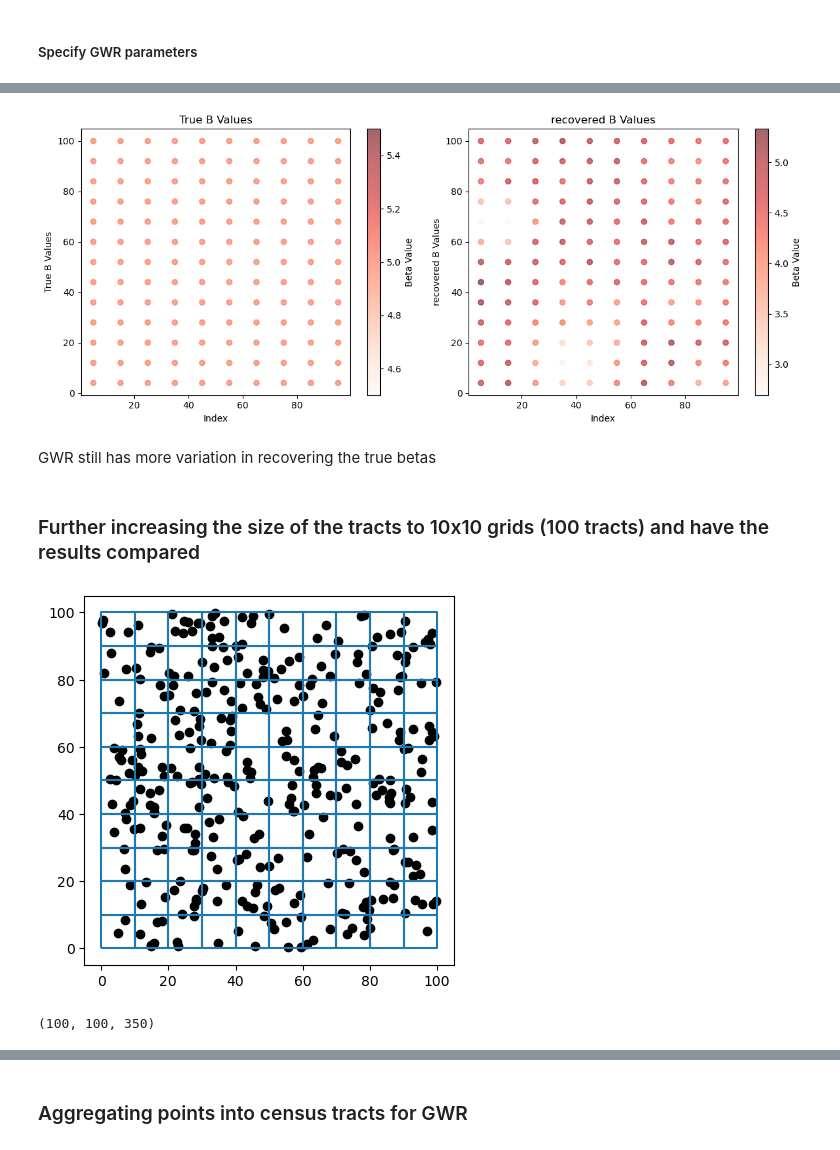
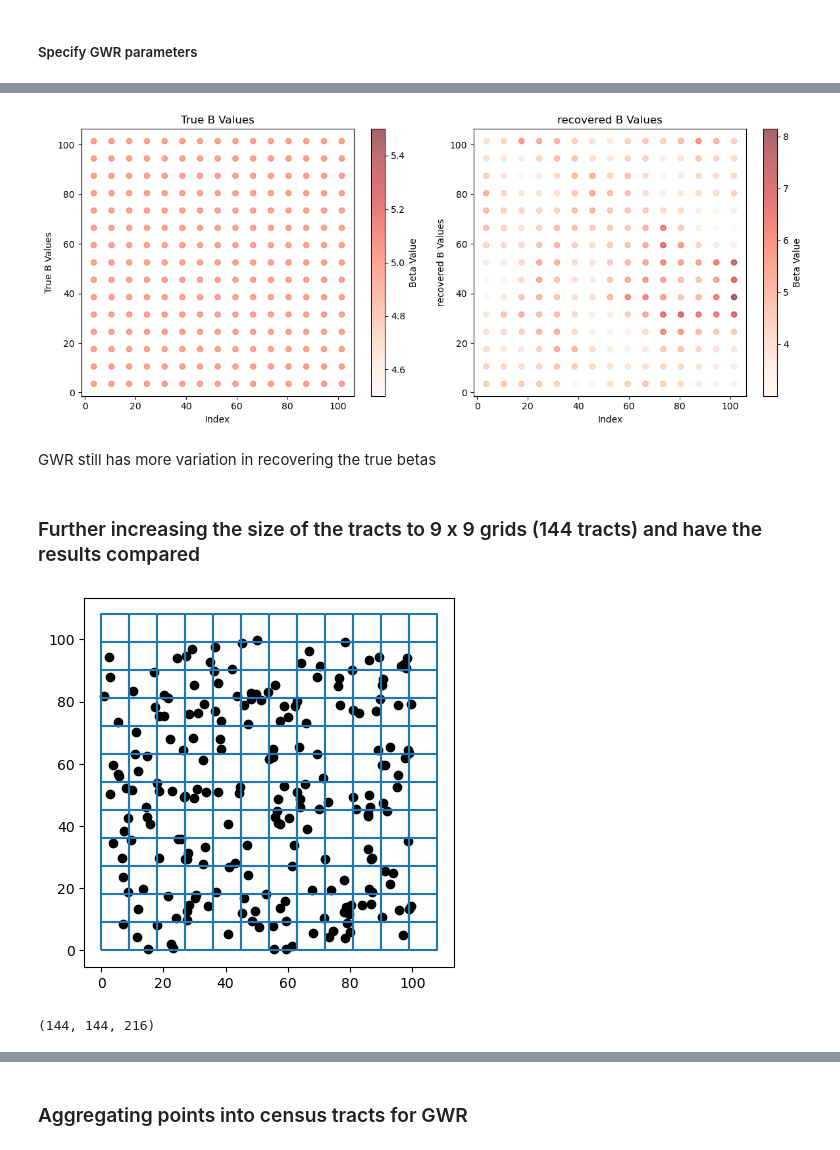
Before and after one commit to marquisvictor/change-of-support-gwr-mgwr, a Jupyter notebook: Tracts_DGP.ipynb, the cells around one changed output, grey strips where cells are left out. Drawn from its saved outputs; the diff is of its cells as text; code cells hidden in the pictures.

```diff
--- a/Tracts_DGP.ipynb
+++ b/Tracts_DGP.ipynb
@@ -51,7 +51,7 @@ ymin, ymax = 0, 100
 - The Census tracts are S1 (target supports). I also simulate S2 points and corresponding locations, with a mean of 50 and standard deviation of 30.
 # %%
 # This is the step where I choose the size of the tracts
-x_step, y_step = 10, 5  # Creates a 10x5 grid, resulting in 200 tracts
+x_step, y_step = 5, 5  # Creates a 10x5 grid, resulting in 200 tracts
 tracts_gdf = create_tracts(xmin, xmax, ymin, ymax, x_step, y_step)
 
 # Simulate S2
@@ -61,7 +61,8 @@ def simulate_S2(num_points):
     s2 = np.random.normal(50, 30, num_points)
     return s2, locations
 
-S2, loc2 = simulate_S2(350)
+# S2, loc2 = simulate_S2(350)
+S2, loc2 = simulate_S2(int(len(tracts_gdf)*1.5))
 # %% [markdown]
 #### Plot tracts and points
 # %%
@@ -107,9 +108,6 @@ def create_beta_surface(locations, heterogeneity='low'):
     elif heterogeneity == 'high':
         B = np.sin(x/10) * np.cos(y/10) + (x-50)**2/100 + (y-50)**2/100
     return B
-    surface = 1 + 1/324 * (36*(6*x_locations_norm-2)**2) * (36*(6*y_locations_norm-2)**2)
-
-    return surface
 
 def uniform(locations):
     """
@@ -120,13 +118,13 @@ def uniform(locations):
     return surface
 
 
-# B = create_beta_surface(loc1, heterogeneity='high')
+# B = create_beta_surface(loc1, heterogeneity='low')
 
 B = uniform(loc1)
 
 
 # Generate y values
-nbrs_S2 = NearestNeighbors(n_neighbors=10).fit(loc2)
+nbrs_S2 = NearestNeighbors(n_neighbors=len(S1)).fit(loc2)
 smoothed_S2_to_S1 = np.zeros(len(S1))
 for i in range(len(S1)):
     distances_S1_to_S2, indices_S1_to_S2 = nbrs_S2.kneighbors([loc1[i]])
@@ -550,6 +553,6 @@ array([ 4.4,  4.1,  3.4,  3.3,  3.5,  4.3,  4.5,  4.1,  4. ,  4.4,  4.7,
 # %%
 # This is the step where I choose the size of the tracts
-x_step, y_step = 10, 8  # Creates a 10x8 grid, resulting in 130 tracts
+x_step, y_step = 7, 7  # Creates a 10x8 grid, resulting in 130 tracts
 tracts_gdf = create_tracts(xmin, xmax, ymin, ymax, x_step, y_step)
 
 # Simulate S2
@@ -559,7 +562,8 @@ def simulate_S2(num_points):
     s2 = np.random.normal(50, 30, num_points)
     return s2, locations
 
-S2, loc2 = simulate_S2(350)
+# S2, loc2 = simulate_S2(350)
+S2, loc2 = simulate_S2(int(len(tracts_gdf)*1.5))
 
 tracts_gdf.boundary.plot()
 # tracts_gdf.geometry.centroid.plot()
@@ -575,7 +579,7 @@ B = uniform(loc1)
 
 
 # Generate y values
-nbrs_S2 = NearestNeighbors(n_neighbors=10).fit(loc2)
+nbrs_S2 = NearestNeighbors(n_neighbors=len(S1)).fit(loc2)
 smoothed_S2_to_S1 = np.zeros(len(S1))
 for i in range(len(S1)):
     distances_S1_to_S2, indices_S1_to_S2 = nbrs_S2.kneighbors([loc1[i]])
@@ -717,51 +720,53 @@ plt.show()
 # %%
 plot_true_and_recovered(B, params[0], loc1)
 # %% [output]
-[figure, old version]
+[figure, new version]
 # %% [markdown]
 GWR still has more variation in recovering the true betas
 # %% [markdown]
-### Further increasing the size of the tracts to 10x10 grids (100 tracts) and have the results compared
+### Further increasing the size of the tracts to 9 x 9 grids (144 tracts) and have the results compared
 # %%
 # This is the step where I choose the size of the tracts
-x_step, y_step = 10, 10  # Creates a 10x8 grid, resulting in 130 tracts
+x_step, y_step = 9, 9  # Creates a 9x9 grid, resulting in 144 tracts
 tracts_gdf = create_tracts(xmin, xmax, ymin, ymax, x_step, y_step)
 
 # Simulate S2
 def simulate_S2(num_points):
     np.random.seed(26)
     locations = np.random.rand(num_points, 2) * 100
     s2 = np.random.normal(50, 30, num_points)
     return s2, locations
 
-S2, loc2 = simulate_S2(350)
+# S2, loc2 = simulate_S2(350)
+S2, loc2 = simulate_S2(int(len(tracts_gdf)*1.5))
+
 
 tracts_gdf.boundary.plot()
 # tracts_gdf.geometry.centroid.plot()
 plt.scatter(loc2[:,0], loc2[:,1], color='k')
 
 S1 = tracts_gdf
 S2 = S2
 loc1 = np.array([[point.x, point.y] for point in S1.geometry.centroid])
 loc2 = loc2
 
 
 B = uniform(loc1)
 
 # Generate y values
-nbrs_S2 = NearestNeighbors(n_neighbors=10).fit(loc2)
+nbrs_S2 = NearestNeighbors(n_neighbors=len(S1)).fit(loc2)
 smoothed_S2_to_S1 = np.zeros(len(S1))
 for i in range(len(S1)):
     distances_S1_to_S2, indices_S1_to_S2 = nbrs_S2.kneighbors([loc1[i]])
     smoothed_S2_to_S1[i] = np.mean(S2[indices_S1_to_S2[0]])
 
 y = B * smoothed_S2_to_S1
 # %% [output]
-[figure, old version]
+[figure, new version]
 # %%
 len(S1), len(y), len(S2)
 # %% [output]
-(100, 100, 350)
+(144, 144, 216)
 # %%
 # Define range for number of neighbors
 neighbors_values = list(range(10, len(S1), 2))
```
Also changed, not shown: parts of 78 cells of this notebook.
